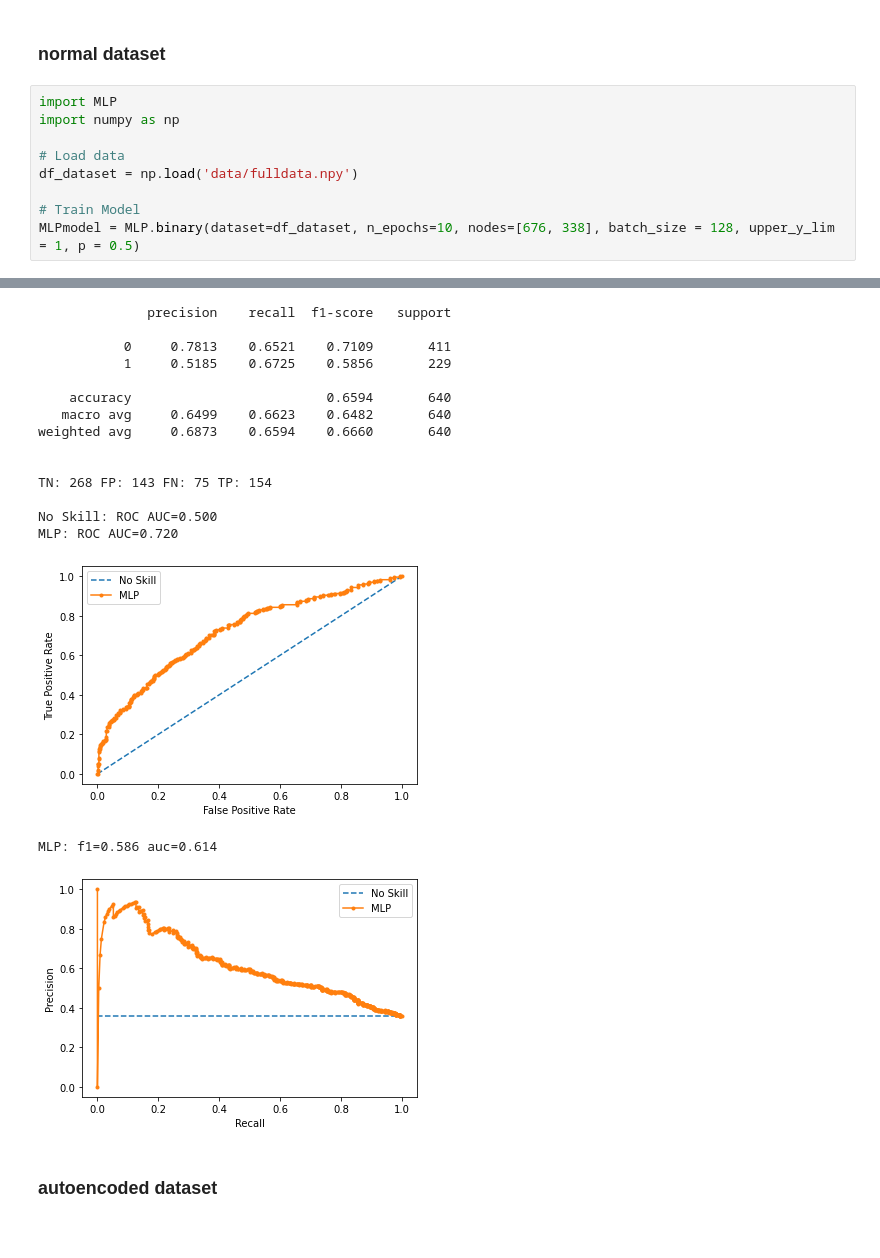
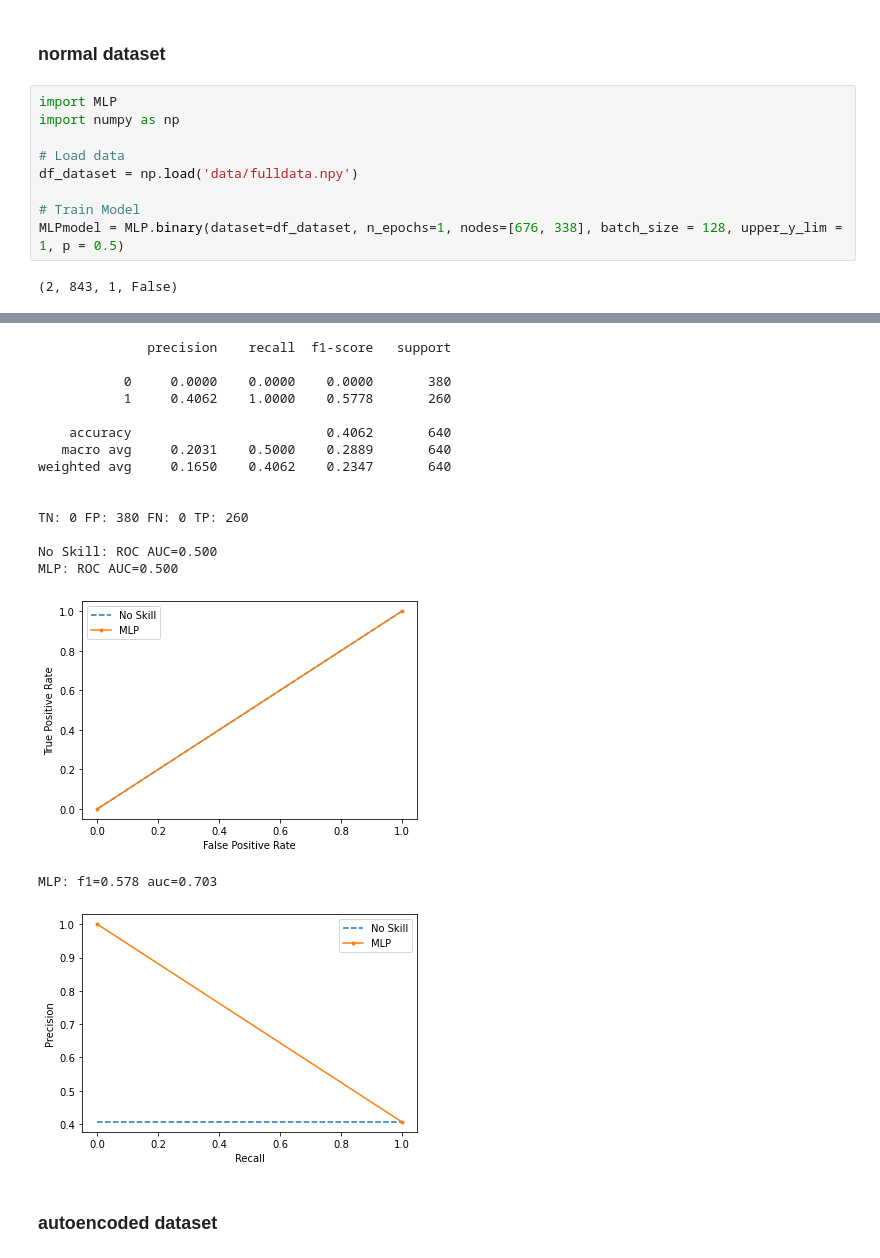
Before and after one commit to The-Electric-Moccasins/resistance-prediction, a Jupyter notebook: main.ipynb, the cells around one changed output, grey strips where cells are left out. Drawn from its saved outputs; the diff is of its cells as text.

```diff
--- a/main.ipynb
+++ b/main.ipynb
@@ -33,5 +64,6 @@ import numpy as np
 df_dataset = np.load('data/fulldata.npy')
 
 # Train Model
-MLPmodel = MLP.binary(dataset=df_dataset, n_epochs=10, nodes=[676, 338], batch_size = 128, upper_y_lim = 1, p = 0.5)
+MLPmodel = MLP.binary(dataset=df_dataset, n_epochs=1, nodes=[676, 338], batch_size = 128, upper_y_lim = 1, p = 0.5)
 # %% [output]
+(2, 843, 1, False)
@@ -39,20 +71,20 @@ MLPmodel = MLP.binary(dataset=df_dataset, n_epochs=10, nodes=[676, 338], batch_s
-              precision    recall  f1-score   support
-
-           0     0.7813    0.6521    0.7109       411
-           1     0.5185    0.6725    0.5856       229
-
-    accuracy                         0.6594       640
-   macro avg     0.6499    0.6623    0.6482       640
-weighted avg     0.6873    0.6594    0.6660       640
-
-
-TN: 268 FP: 143 FN: 75 TP: 154
-
-No Skill: ROC AUC=0.500
-MLP: ROC AUC=0.720
+              precision    recall  f1-score   support
+
+           0     0.0000    0.0000    0.0000       380
+           1     0.4062    1.0000    0.5778       260
+
+    accuracy                         0.4062       640
+   macro avg     0.2031    0.5000    0.2889       640
+weighted avg     0.1650    0.4062    0.2347       640
+
+
+TN: 0 FP: 380 FN: 0 TP: 260
+
+No Skill: ROC AUC=0.500
+MLP: ROC AUC=0.500
-[figure, old version]
+[figure, new version]
-MLP: f1=0.586 auc=0.614
+MLP: f1=0.578 auc=0.703
-[figure, old version]
+[figure, new version]
 # %% [markdown]
 ### autoencoded dataset
 # %%
```
Also changed, not shown: parts of 4 cells of this notebook, 2 other files.
